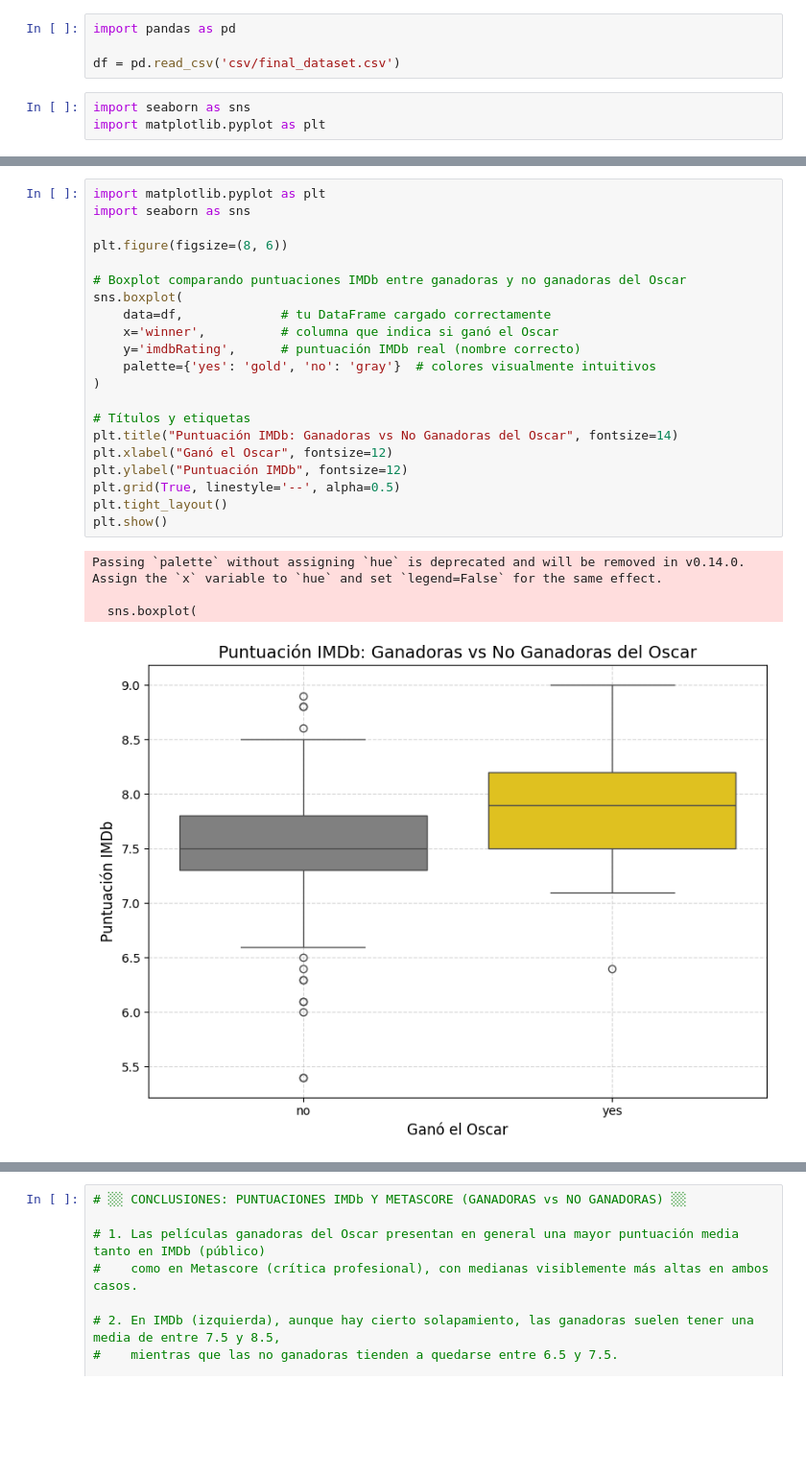
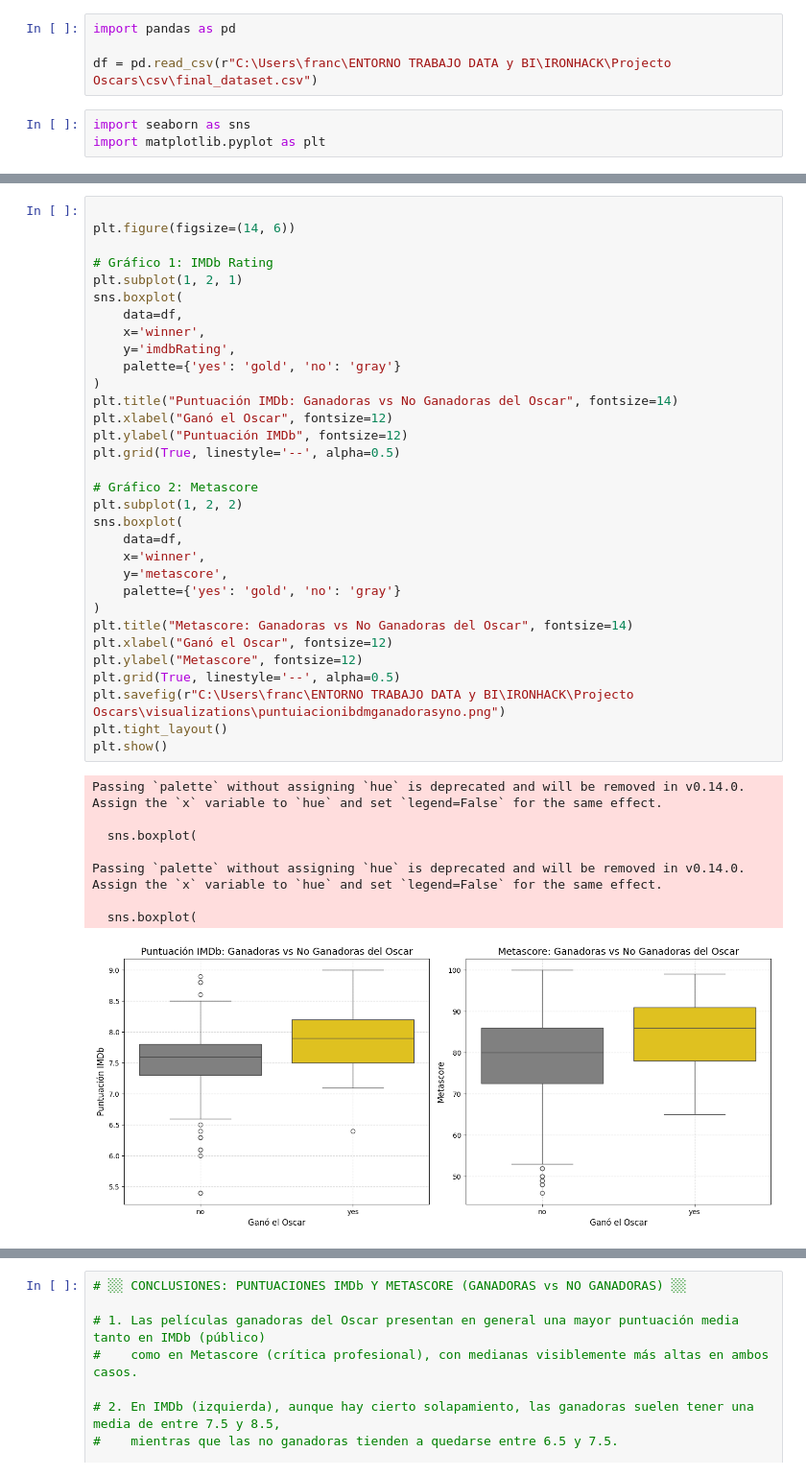
Before and after one commit to FranBretones/Proyecto-Oscars, a Jupyter notebook: src/visualizacion.ipynb, the cells around one changed output, grey strips where cells are left out. Shown at 96% size. Cells and saved outputs as stored; diff of their text form; blank space fills up the shorter version.

Commit message:
add visualizaciones y png en carpeta

```diff
--- a/src/visualizacion.ipynb
+++ b/src/visualizacion.ipynb
@@ -1,7 +1,7 @@
 # %%
 import pandas as pd
 
-df = pd.read_csv('csv/final_dataset.csv')
+df = pd.read_csv(r"C:\Users\franc\ENTORNO TRABAJO DATA y BI\IRONHACK\Projecto Oscars\csv\final_dataset.csv")
 # %%
 import seaborn as sns
 import matplotlib.pyplot as plt
@@ -136,26 +8,41 @@ Passing `palette` without assigning `hue` is deprecated and will be removed in v
 # %%
-import matplotlib.pyplot as plt
-import seaborn as sns
 
-plt.figure(figsize=(8, 6))
+plt.figure(figsize=(14, 6))
 
-# Boxplot comparando puntuaciones IMDb entre ganadoras y no ganadoras del Oscar
+# Gráfico 1: IMDb Rating
+plt.subplot(1, 2, 1)
 sns.boxplot(
-    data=df,             # tu DataFrame cargado correctamente
-    x='winner',          # columna que indica si ganó el Oscar
-    y='imdbRating',      # puntuación IMDb real (nombre correcto)
-    palette={'yes': 'gold', 'no': 'gray'}  # colores visualmente intuitivos
+    data=df,
+    x='winner',
+    y='imdbRating',
+    palette={'yes': 'gold', 'no': 'gray'}
 )
-
-# Títulos y etiquetas
 plt.title("Puntuación IMDb: Ganadoras vs No Ganadoras del Oscar", fontsize=14)
 plt.xlabel("Ganó el Oscar", fontsize=12)
 plt.ylabel("Puntuación IMDb", fontsize=12)
 plt.grid(True, linestyle='--', alpha=0.5)
+
+# Gráfico 2: Metascore
+plt.subplot(1, 2, 2)
+sns.boxplot(
+    data=df,
+    x='winner',
+    y='metascore',
+    palette={'yes': 'gold', 'no': 'gray'}
+)
+plt.title("Metascore: Ganadoras vs No Ganadoras del Oscar", fontsize=14)
+plt.xlabel("Ganó el Oscar", fontsize=12)
+plt.ylabel("Metascore", fontsize=12)
+plt.grid(True, linestyle='--', alpha=0.5)
+plt.savefig(r"C:\Users\franc\ENTORNO TRABAJO DATA y BI\IRONHACK\Projecto Oscars\visualizations\puntuiacionibdmganadorasyno.png")
 plt.tight_layout()
 plt.show()
 # %% [output]
 Passing `palette` without assigning `hue` is deprecated and will be removed in v0.14.0. Assign the `x` variable to `hue` and set `legend=False` for the same effect.
 
   sns.boxplot(
+
+Passing `palette` without assigning `hue` is deprecated and will be removed in v0.14.0. Assign the `x` variable to `hue` and set `legend=False` for the same effect.
+
+  sns.boxplot(
-[figure, old version]
+[figure, new version]
```
Also changed, not shown: parts of 15 cells of this notebook, 9 other files.
